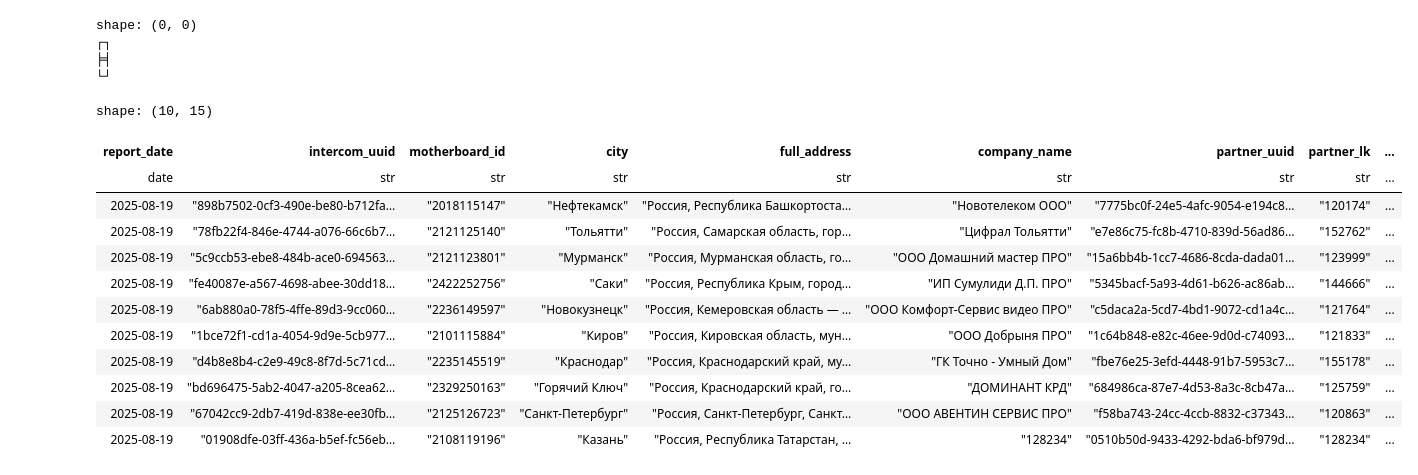
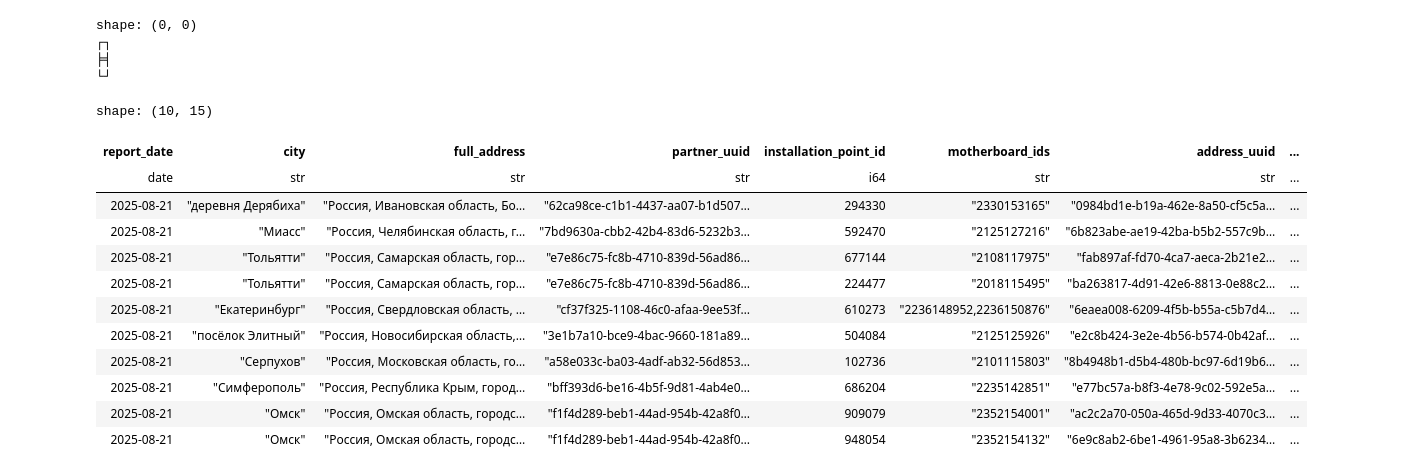
Before and after one commit to sputnik-systems/analytics, a Jupyter notebook: Clickhouse/t_subscribtions_citizens_by_companies_and_cities_address/t_subscribtions_citizens_by_companies_and_cities_address_ch.ipynb, the cells around one changed output. Cells and saved outputs as stored; diff of their text form; code cells hidden in the pictures.

```diff
--- a/Clickhouse/t_subscribtions_citizens_by_companies_and_cities_address/t_subscribtions_citizens_by_companies_and_cities_address_ch.ipynb
+++ b/Clickhouse/t_subscribtions_citizens_by_companies_and_cities_address/t_subscribtions_citizens_by_companies_and_cities_address_ch.ipynb
@@ -251,29 +503,27 @@ shape: (0, 0)
 # %%
 query_text = """
     SELECT
         *
     FROM db1.t_subscribtions_citizens_by_companies_and_cities_address_ch
-    WHERE intercom_uuid !=''
-        AND full_address !=''
     ORDER BY report_date DESC
     LIMIT 10
 
     """
 ch.query_run(query_text)
 # %% [output]
 shape: (10, 15)
-| report_date | intercom_uuid | motherboard_id | city | full_address | company_name | partner_uuid | partner_lk | ... |
-| date | str | str | str | str | str | str | str | ... |
-| 2025-08-19 | "898b7502-0cf3-490e-be80-b712fa… | "2018115147" | "Нефтекамск" | "Россия, Республика Башкортоста… | "Новотелеком ООО" | "7775bc0f-24e5-4afc-9054-e194c8… | "120174" | ... |
-| 2025-08-19 | "78fb22f4-846e-4744-a076-66c6b7… | "2121125140" | "Тольятти" | "Россия, Самарская область, гор… | "Цифрал Тольятти" | "e7e86c75-fc8b-4710-839d-56ad86… | "152762" | ... |
-| 2025-08-19 | "5c9ccb53-ebe8-484b-ace0-694563… | "2121123801" | "Мурманск" | "Россия, Мурманская область, го… | "ООО Домашний мастер ПРО" | "15a6bb4b-1cc7-4686-8cda-dada01… | "123999" | ... |
-| 2025-08-19 | "fe40087e-a567-4698-abee-30dd18… | "2422252756" | "Саки" | "Россия, Республика Крым, город… | "ИП Сумулиди Д.П. ПРО" | "5345bacf-5a93-4d61-b626-ac86ab… | "144666" | ... |
-| 2025-08-19 | "6ab880a0-78f5-4ffe-89d3-9cc060… | "2236149597" | "Новокузнецк" | "Россия, Кемеровская область — … | "ООО Комфорт-Сервис видео ПРО" | "c5daca2a-5cd7-4bd1-9072-cd1a4c… | "121764" | ... |
-| 2025-08-19 | "1bce72f1-cd1a-4054-9d9e-5cb977… | "2101115884" | "Киров" | "Россия, Кировская область, мун… | "ООО Добрыня ПРО" | "1c64b848-e82c-46ee-9d0d-c74093… | "121833" | ... |
-| 2025-08-19 | "d4b8e8b4-c2e9-49c8-8f7d-5c71cd… | "2235145519" | "Краснодар" | "Россия, Краснодарский край, му… | "ГК Точно - Умный Дом" | "fbe76e25-3efd-4448-91b7-5953c7… | "155178" | ... |
-| 2025-08-19 | "bd696475-5ab2-4047-a205-8cea62… | "2329250163" | "Горячий Ключ" | "Россия, Краснодарский край, го… | "ДОМИНАНТ КРД" | "684986ca-87e7-4d53-8a3c-8cb47a… | "125759" | ... |
-| 2025-08-19 | "67042cc9-2db7-419d-838e-ee30fb… | "2125126723" | "Санкт-Петербург" | "Россия, Санкт-Петербург, Санкт… | "ООО АВЕНТИН СЕРВИС ПРО" | "f58ba743-24cc-4ccb-8832-c37343… | "120863" | ... |
-| 2025-08-19 | "01908dfe-03ff-436a-b5ef-fc56eb… | "2108119196" | "Казань" | "Россия, Республика Татарстан, … | "128234" | "0510b50d-9433-4292-bda6-bf979d… | "128234" | ... |
+| report_date | city | full_address | partner_uuid | installation_point_id | motherboard_ids | address_uuid | ... |
+| date | str | str | str | i64 | str | str | ... |
+| 2025-08-21 | "деревня Дерябиха" | "Россия, Ивановская область, Бо… | "62ca98ce-c1b1-4437-aa07-b1d507… | 294330 | "2330153165" | "0984bd1e-b19a-462e-8a50-cf5c5a… | ... |
+| 2025-08-21 | "Миасс" | "Россия, Челябинская область, г… | "7bd9630a-cbb2-42b4-83d6-5232b3… | 592470 | "2125127216" | "6b823abe-ae19-42ba-b5b2-557c9b… | ... |
+| 2025-08-21 | "Тольятти" | "Россия, Самарская область, гор… | "e7e86c75-fc8b-4710-839d-56ad86… | 677144 | "2108117975" | "fab897af-fd70-4ca7-aeca-2b21e2… | ... |
+| 2025-08-21 | "Тольятти" | "Россия, Самарская область, гор… | "e7e86c75-fc8b-4710-839d-56ad86… | 224477 | "2018115495" | "ba263817-4d91-42e6-8813-0e88c2… | ... |
+| 2025-08-21 | "Екатеринбург" | "Россия, Свердловская область, … | "cf37f325-1108-46c0-afaa-9ee53f… | 610273 | "2236148952,2236150876" | "6eaea008-6209-4f5b-b55a-c5b7d4… | ... |
+| 2025-08-21 | "посёлок Элитный" | "Россия, Новосибирская область,… | "3e1b7a10-bce9-4bac-9660-181a89… | 504084 | "2125125926" | "e2c8b424-3e2e-4b56-b574-0b42af… | ... |
+| 2025-08-21 | "Серпухов" | "Россия, Московская область, го… | "a58e033c-ba03-4adf-ab32-56d853… | 102736 | "2101115803" | "8b4948b1-d5b4-480b-bc97-6d19b6… | ... |
+| 2025-08-21 | "Симферополь" | "Россия, Республика Крым, город… | "bff393d6-be16-4b5f-9d81-4ab4e0… | 686204 | "2235142851" | "e77bc57a-b8f3-4e78-9c02-592e5a… | ... |
+| 2025-08-21 | "Омск" | "Россия, Омская область, городс… | "f1f4d289-beb1-44ad-954b-42a8f0… | 909079 | "2352154001" | "ac2c2a70-050a-465d-9d33-4070c3… | ... |
+| 2025-08-21 | "Омск" | "Россия, Омская область, городс… | "f1f4d289-beb1-44ad-954b-42a8f0… | 948054 | "2352154132" | "6e9c8ab2-6be1-4961-95a8-3b6234… | ... |
 # %%
 query_text = """
 SYSTEM REFRESH VIEW db1.t_subscribtions_citizens_by_companies_and_cities_address_mv
```
Also changed, not shown: parts of 8 cells of this notebook, 12 other files.
